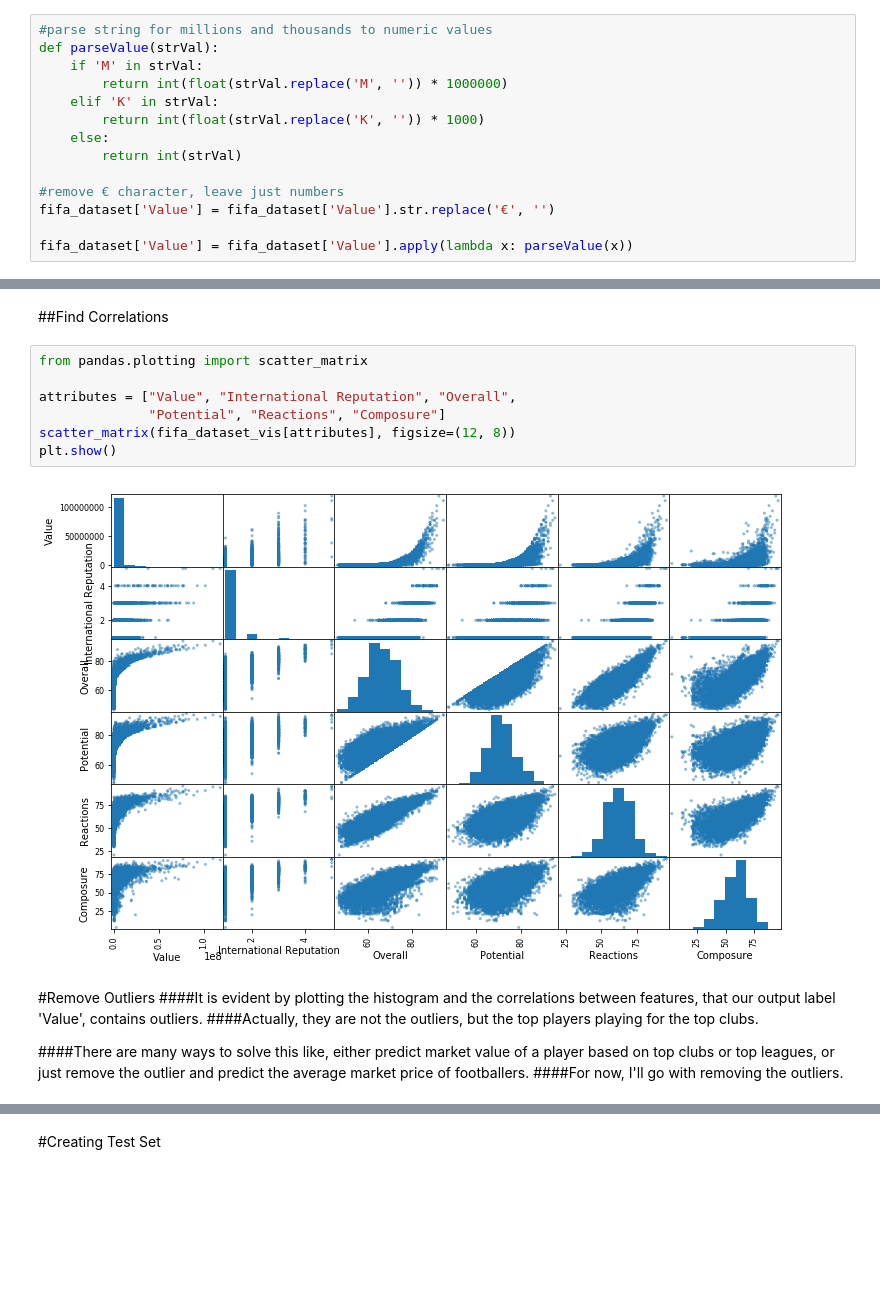
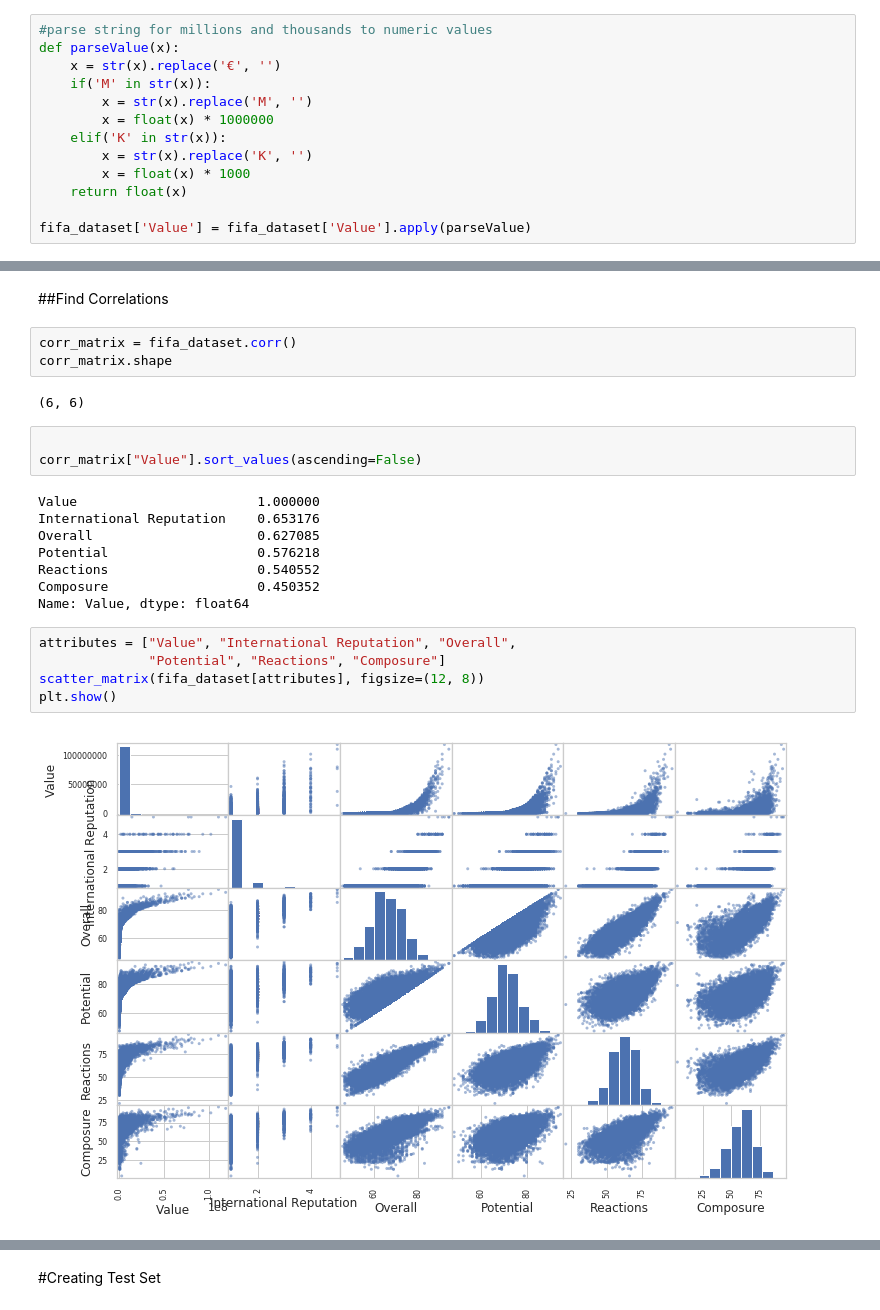
Before and after one commit to ketanpandey01/FIFA-19_Regression, a Jupyter notebook: FIFA'19.ipynb, the cells around one changed output, grey strips where cells are left out. Drawn from its saved outputs; the diff is of its cells as text; blank space fills up the shorter version.

```diff
--- a/FIFA'19.ipynb
+++ b/FIFA'19.ipynb
@@ -69,14 +99,13 @@ fifa_dataset.head()
 # %%
 #parse string for millions and thousands to numeric values
-def parseValue(strVal):
-    if 'M' in strVal:
-        return int(float(strVal.replace('M', '')) * 1000000)
-    elif 'K' in strVal:
-        return int(float(strVal.replace('K', '')) * 1000)
-    else:
-        return int(strVal)
+def parseValue(x):
+    x = str(x).replace('€', '')
+    if('M' in str(x)):
+        x = str(x).replace('M', '')
+        x = float(x) * 1000000
+    elif('K' in str(x)):
+        x = str(x).replace('K', '')
+        x = float(x) * 1000
+    return float(x)
 
-#remove € character, leave just numbers
-fifa_dataset['Value'] = fifa_dataset['Value'].str.replace('€', '')
-
-fifa_dataset['Value'] = fifa_dataset['Value'].apply(lambda x: parseValue(x))
+fifa_dataset['Value'] = fifa_dataset['Value'].apply(parseValue)
@@ -126,18 +150,25 @@ plt.show()
 # %% [markdown]
 ##Find Correlations
+# %%
+corr_matrix = fifa_dataset.corr()
+corr_matrix.shape
+# %% [output]
+(6, 6)
+# %%
+
+corr_matrix["Value"].sort_values(ascending=False)
+# %% [output]
+Value                       1.000000
+International Reputation    0.653176
+Overall                     0.627085
+Potential                   0.576218
+Reactions                   0.540552
+Composure                   0.450352
+Name: Value, dtype: float64
 # %%
-from pandas.plotting import scatter_matrix
-
 attributes = ["Value", "International Reputation", "Overall",
               "Potential", "Reactions", "Composure"]
-scatter_matrix(fifa_dataset_vis[attributes], figsize=(12, 8))
+scatter_matrix(fifa_dataset[attributes], figsize=(12, 8))
 plt.show()
 # %% [output]
-[figure, old version]
+[figure, new version]
-# %% [markdown]
-#Remove Outliers
-####It is evident by plotting the histogram and the correlations between features, that our output label 'Value', contains outliers.
-####Actually, they are not the outliers, but the top players playing for the top clubs.
-
-####There are many ways to solve this like, either predict market value of a player based on top clubs or top leagues, or just remove the outlier and predict the average market price of footballers.
-####For now, I'll go with removing the outliers.
```
Also changed, not shown: parts of 84 cells of this notebook.
